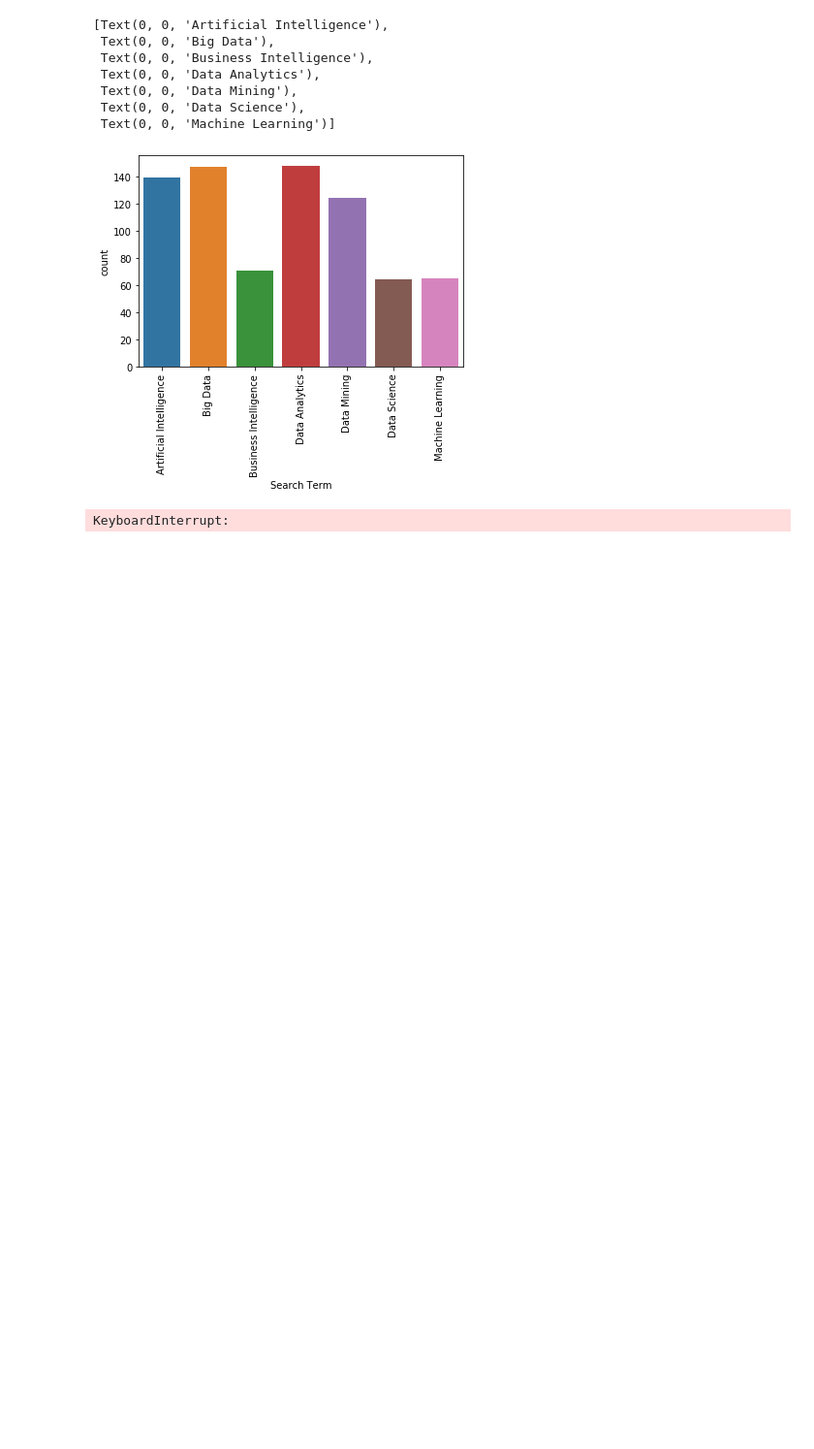
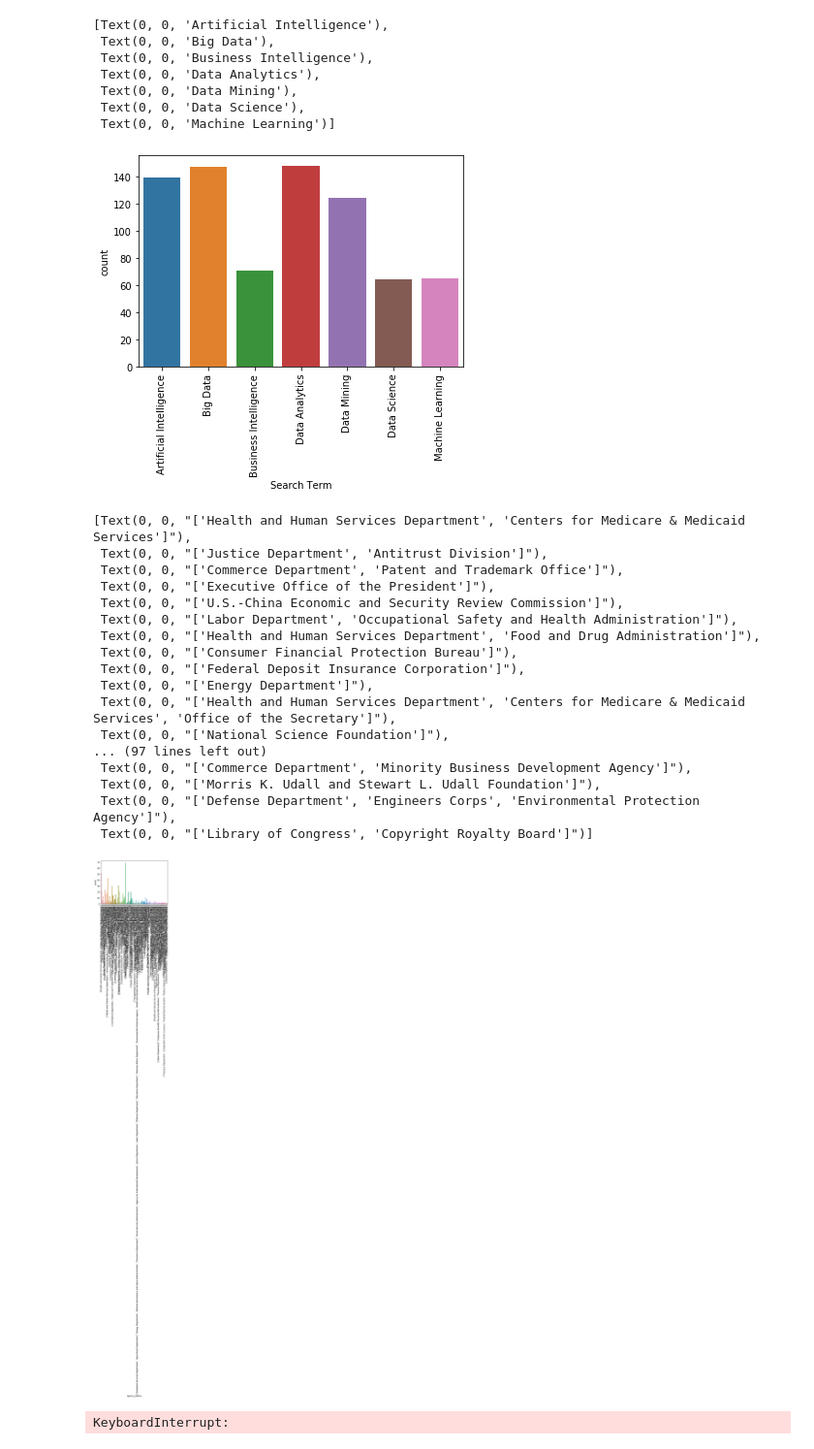
Before and after one commit to JDNantais/FederalRegister_API, a Jupyter notebook: DATA 601 - Federal Register API v2.ipynb, the cells around one changed output. Shown: that part at 97% size. Drawn from its saved outputs; the diff is of its cells as text; code cells hidden in the pictures; blank space fills up the shorter version.

Commit message:
cleaning the data (agency names)

```diff
--- a/DATA 601 - Federal Register API v2.ipynb
+++ b/DATA 601 - Federal Register API v2.ipynb
@@ -177,6 +181,30 @@ cplt.set_xticklabels(cplt.get_xticklabels(), rotation=90)
  Text(0, 0, 'Data Science'),
  Text(0, 0, 'Machine Learning')]
 [figure]
+# %%
+#count plot of all angecies (not unique documents)
+cplt = sns.countplot(x="agency_names", data=master_df)
+
+cplt.set_xticklabels(cplt.get_xticklabels(), rotation=90)
+# %% [output]
+[Text(0, 0, "['Health and Human Services Department', 'Centers for Medicare & Medicaid Services']"),
+ Text(0, 0, "['Justice Department', 'Antitrust Division']"),
+ Text(0, 0, "['Commerce Department', 'Patent and Trademark Office']"),
+ Text(0, 0, "['Executive Office of the President']"),
+ Text(0, 0, "['U.S.-China Economic and Security Review Commission']"),
+ Text(0, 0, "['Labor Department', 'Occupational Safety and Health Administration']"),
+ Text(0, 0, "['Health and Human Services Department', 'Food and Drug Administration']"),
+ Text(0, 0, "['Consumer Financial Protection Bureau']"),
+ Text(0, 0, "['Federal Deposit Insurance Corporation']"),
+ Text(0, 0, "['Energy Department']"),
+ Text(0, 0, "['Health and Human Services Department', 'Centers for Medicare & Medicaid Services', 'Office of the Secretary']"),
+ Text(0, 0, "['National Science Foundation']"),
+... (97 lines left out)
+ Text(0, 0, "['Commerce Department', 'Minority Business Development Agency']"),
+ Text(0, 0, "['Morris K. Udall and Stewart L. Udall Foundation']"),
+ Text(0, 0, "['Defense Department', 'Engineers Corps', 'Environmental Protection Agency']"),
+ Text(0, 0, "['Library of Congress', 'Copyright Royalty Board']")]
+[figure, added]
 # %%
 time chart = sns.FacetGrid(master_df, col="Search Term", row="publication_date")
 # %% [output]
```
Also changed, not shown: parts of 9 cells of this notebook.
